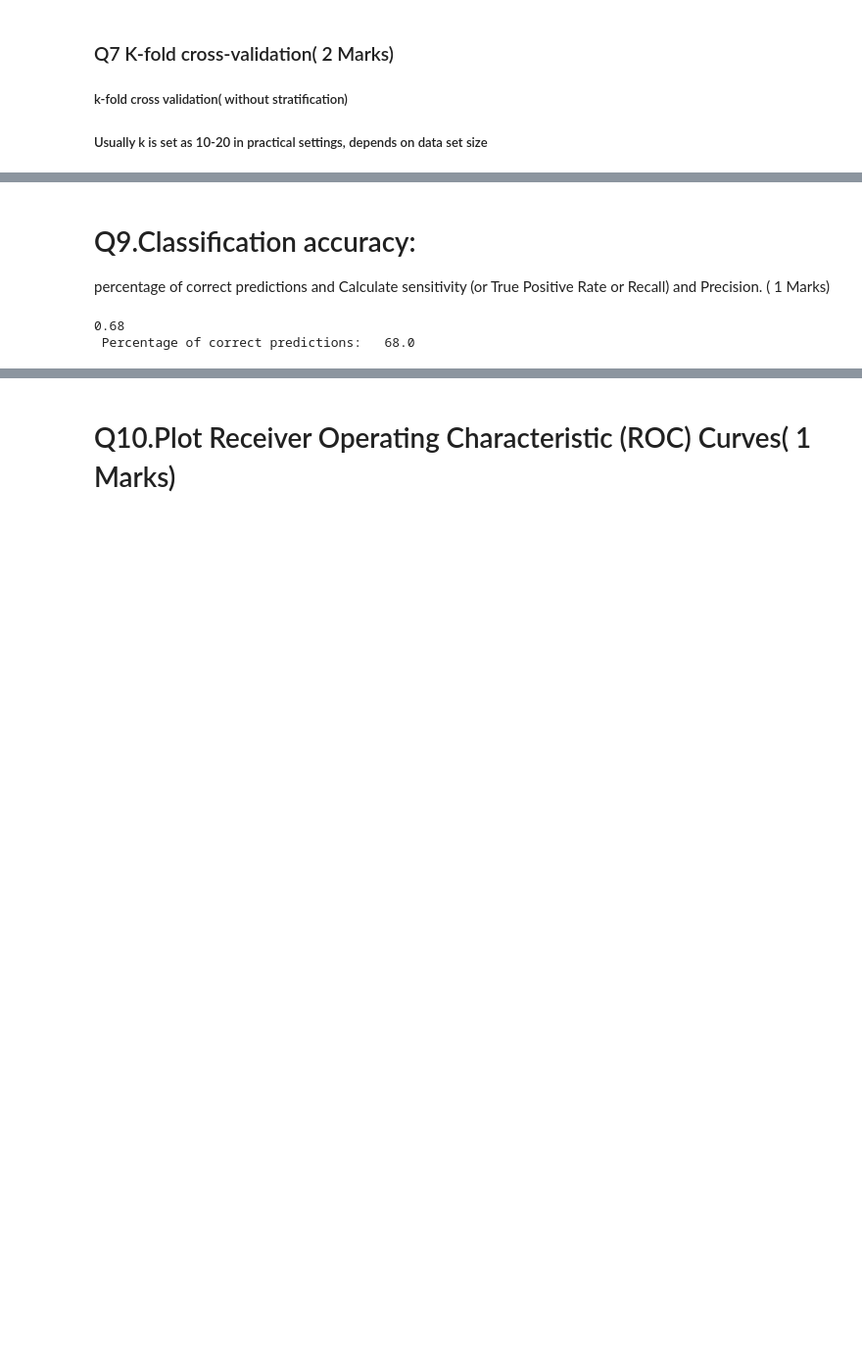
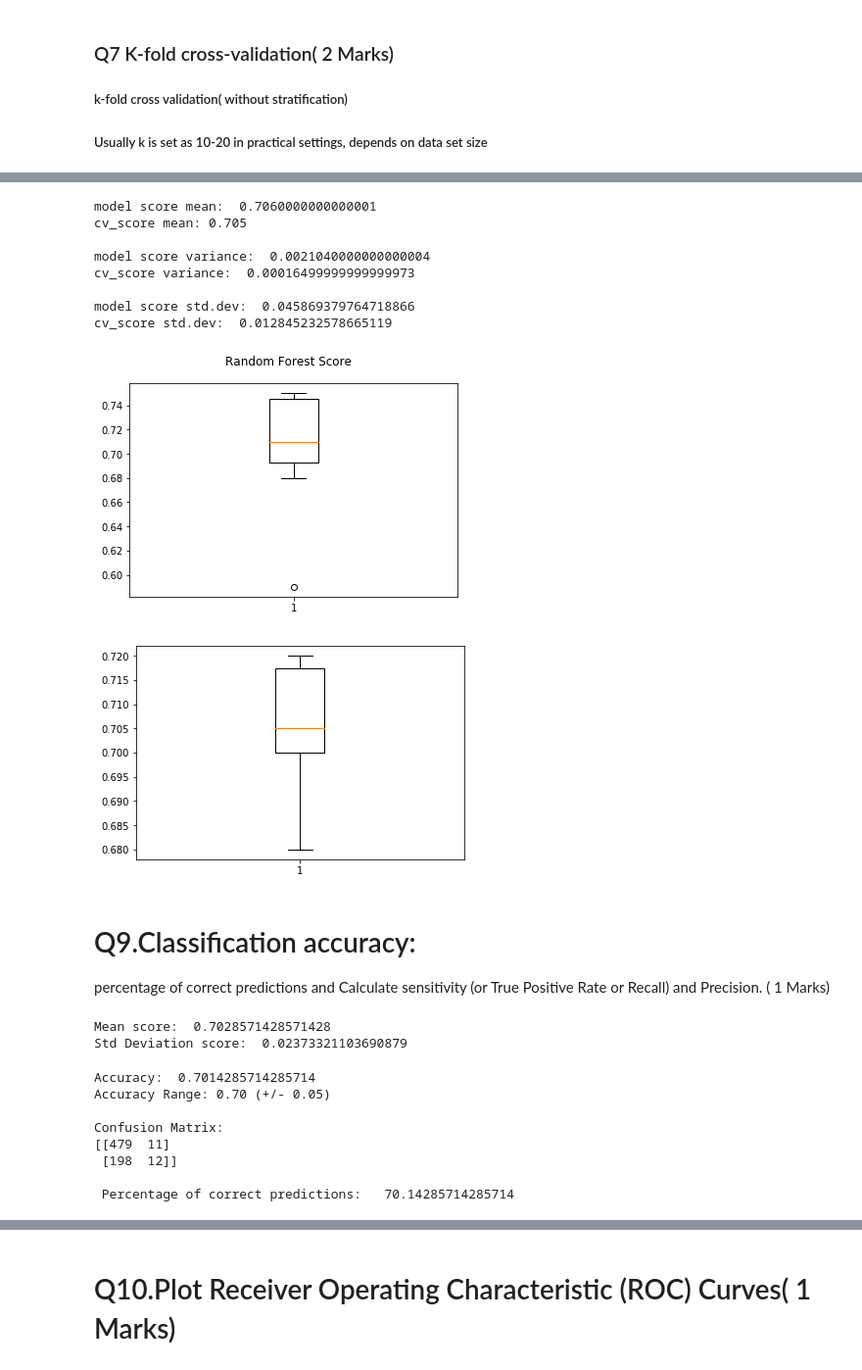
Before and after one commit to GreatLearningAIML1/bangalore-feb-batch-charulatha27, a Jupyter notebook: Lab_R4_External.ipynb, the cells around one changed output, grey strips where cells are left out. Shown: that part at 98% size. Cells and saved outputs as stored; diff of their text form; code cells hidden in the pictures; blank space fills up the shorter version.

```diff
--- a/Lab_R4_External.ipynb
+++ b/Lab_R4_External.ipynb
@@ -289,6 +299,11 @@ feature_importances
 # %%
 from sklearn.model_selection import KFold
 from sklearn.model_selection import cross_val_score
+# %%
+tmp = df.drop("default", axis=1)
+tmp = tmp.apply(zscore) #(normalize all values)
+X = tmp.as_matrix ()
+y = df.loc[:, ['default']].as_matrix ()
 # %%
 # Use below values
 num_folds = 10
@@ -361,3 +351,37 @@ array([[192,  22],
+# %%
+results = cross_val_score(model, X, Y, cv=num_folds, scoring='accuracy')
+y_pred = cross_val_predict(model, X, y, cv = num_folds)
+
+print("model score mean: ", np.mean(scores))
+print("cv_score mean:", np.mean(results))
+print("")
+print("model score variance: ", np.var(scores))
+print("cv_score variance: ", np.var(results))
+print("")
+print("model score std.dev: ", np.std(scores))
+print("cv_score std.dev: ", np.std(results))
+
+
+# boxplot algorithm comparison
+fig = plt.figure()
+fig.suptitle('Random Forest Score')
+ax = fig.add_subplot(111)
+plt.boxplot(scores)
+plt.show()
+
+plt.boxplot(results)
+plt.show()
+# %% [output]
+model score mean:  0.7060000000000001
+cv_score mean: 0.705
+
+model score variance:  0.0021040000000000004
+cv_score variance:  0.00016499999999999973
+
+model score std.dev:  0.045869379764718866
+cv_score std.dev:  0.012845232578665119
+[figure, added]
+[figure, added]
 # %% [markdown]
 # Q9.Classification accuracy:
 percentage of correct predictions and Calculate sensitivity (or True Positive Rate or Recall) and Precision.
@@ -365,26 +397,37 @@ percentage of correct predictions and Calculate sensitivity (or True Positive Ra
+# %%
+accuracies = cross_val_score(model, X_test, y_test, cv = num_folds)
+print("Mean score: ", accuracies.mean())
+print("Std Deviation score: ", accuracies.std())
+# %% [output]
+Mean score:  0.7028571428571428
+Std Deviation score:  0.02373321103690879
 # %%
 # calculate accuracy
 from sklearn import metrics
-print(metrics.accuracy_score(y_test, y_pred))
+print("Accuracy: ", metrics.accuracy_score(y_test, y_pred))
 
-#print("Accuracy: %0.2f (+/- %0.2f)" % (accuracies.mean(), accuracies.std() * 2))
+print("Accuracy Range: %0.2f (+/- %0.2f)" % (accuracies.mean(), accuracies.std() * 2))
 
-#print(metrics.confusion_matrix(y_train, y_pred))
+print("")
+print("Confusion Matrix:")
+print(conf_mat)
+print("")
 
 TP = conf_mat[1, 1]
 TN = conf_mat[0, 0]
 FP = conf_mat[0, 1]
 FN = conf_mat[1, 0]
 
-#TP = 12
-#TN = 192
-#FP = 22
-#FN = 74
-
-print(' Percentage of correct predictions:  ',((TP + TN) / float(TP + TN + FP + FN) * 100))
+print(' Percentage of correct predictions:  ', ((TP + TN) / float(TP + TN + FP + FN) * 100))
 # %% [output]
-0.68
- Percentage of correct predictions:   68.0
+Accuracy:  0.7014285714285714
+Accuracy Range: 0.70 (+/- 0.05)
+
+Confusion Matrix:
+[[479  11]
+ [198  12]]
+
+ Percentage of correct predictions:   70.14285714285714
 # %%
 #Sensitivity
 sensitivity = TP / float(FN + TP)
```
Also changed, not shown: parts of 36 cells of this notebook.
